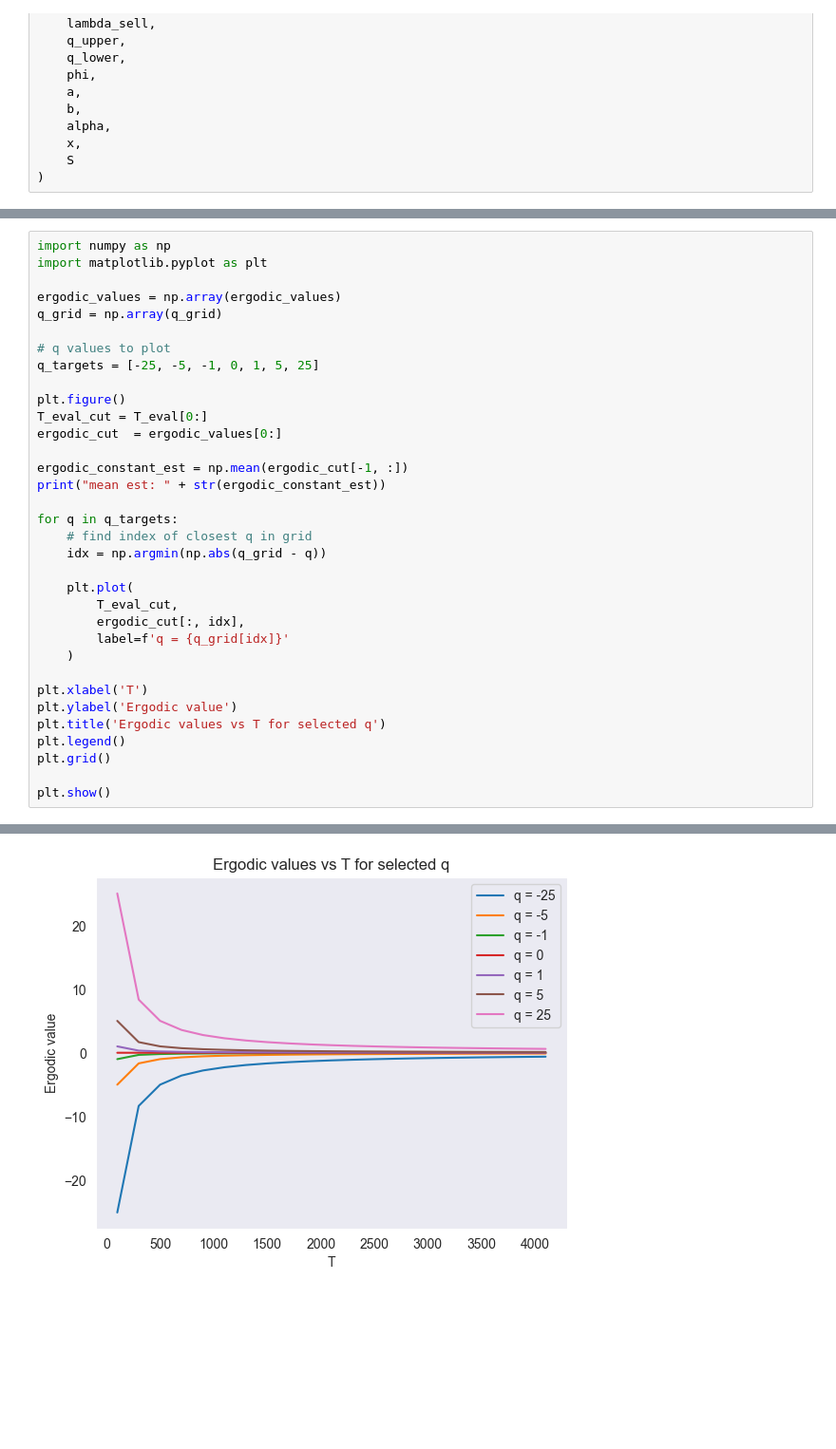
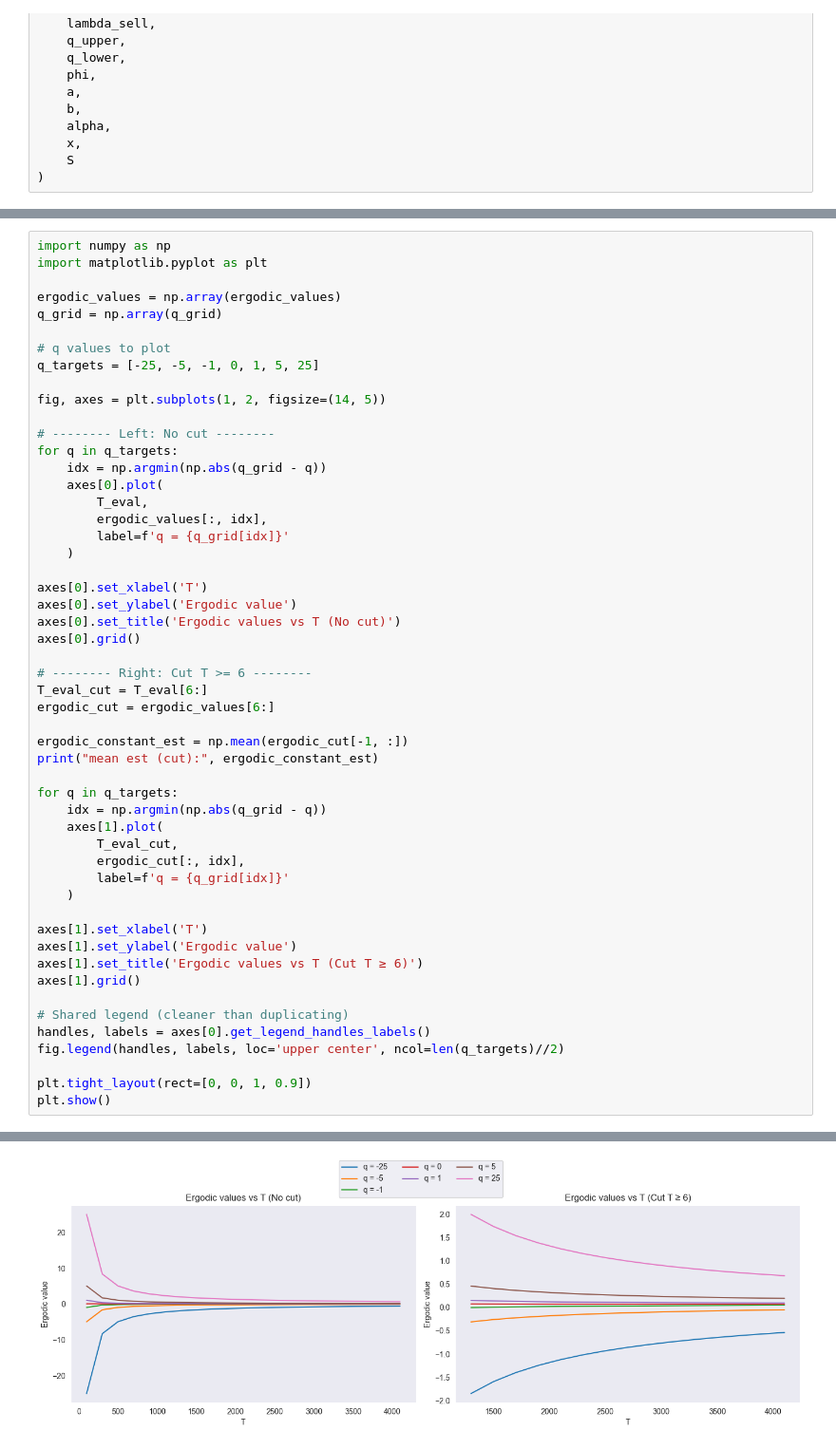
Before and after one commit to ben-jamie-son/mml-reinforcement-learning, a Jupyter notebook: MM_parmater_learning-main/Comparison_Sim.ipynb, the cells around one changed output, grey strips where cells are left out. Shown at 95% size. Saved outputs shown, nothing was run; the diff lists cells and outputs as text; blank space fills up the shorter version.

```diff
--- a/MM_parmater_learning-main/Comparison_Sim.ipynb
+++ b/MM_parmater_learning-main/Comparison_Sim.ipynb
@@ -791,28 +843,46 @@ q_grid = np.array(q_grid)
 # q values to plot
 q_targets = [-25, -5, -1, 0, 1, 5, 25]
 
-plt.figure()
-T_eval_cut = T_eval[0:]
-ergodic_cut  = ergodic_values[0:]
+fig, axes = plt.subplots(1, 2, figsize=(14, 5))
+
+# -------- Left: No cut --------
+for q in q_targets:
+    idx = np.argmin(np.abs(q_grid - q))
+    axes[0].plot(
+        T_eval,
+        ergodic_values[:, idx],
+        label=f'q = {q_grid[idx]}'
+    )
+
+axes[0].set_xlabel('T')
+axes[0].set_ylabel('Ergodic value')
+axes[0].set_title('Ergodic values vs T (No cut)')
+axes[0].grid()
+
+# -------- Right: Cut T >= 6 --------
+T_eval_cut = T_eval[6:]
+ergodic_cut = ergodic_values[6:]
 
 ergodic_constant_est = np.mean(ergodic_cut[-1, :])
-print("mean est: " + str(ergodic_constant_est))
+print("mean est (cut):", ergodic_constant_est)
 
 for q in q_targets:
-    # find index of closest q in grid
     idx = np.argmin(np.abs(q_grid - q))
-
-    plt.plot(
+    axes[1].plot(
         T_eval_cut,
         ergodic_cut[:, idx],
         label=f'q = {q_grid[idx]}'
     )
 
-plt.xlabel('T')
-plt.ylabel('Ergodic value')
-plt.title('Ergodic values vs T for selected q')
-plt.legend()
-plt.grid()
+axes[1].set_xlabel('T')
+axes[1].set_ylabel('Ergodic value')
+axes[1].set_title('Ergodic values vs T (Cut T ≥ 6)')
+axes[1].grid()
 
+# Shared legend (cleaner than duplicating)
+handles, labels = axes[0].get_legend_handles_labels()
+fig.legend(handles, labels, loc='upper center', ncol=len(q_targets)//2)
+
+plt.tight_layout(rect=[0, 0, 1, 0.9])
 plt.show()
 # %% [output]
@@ -820 +890 @@ mean est: 0.07107434986158481
-[figure, old version]
+[figure, new version]
```
Also changed, not shown: parts of 5 cells of this notebook, 5 other files.
